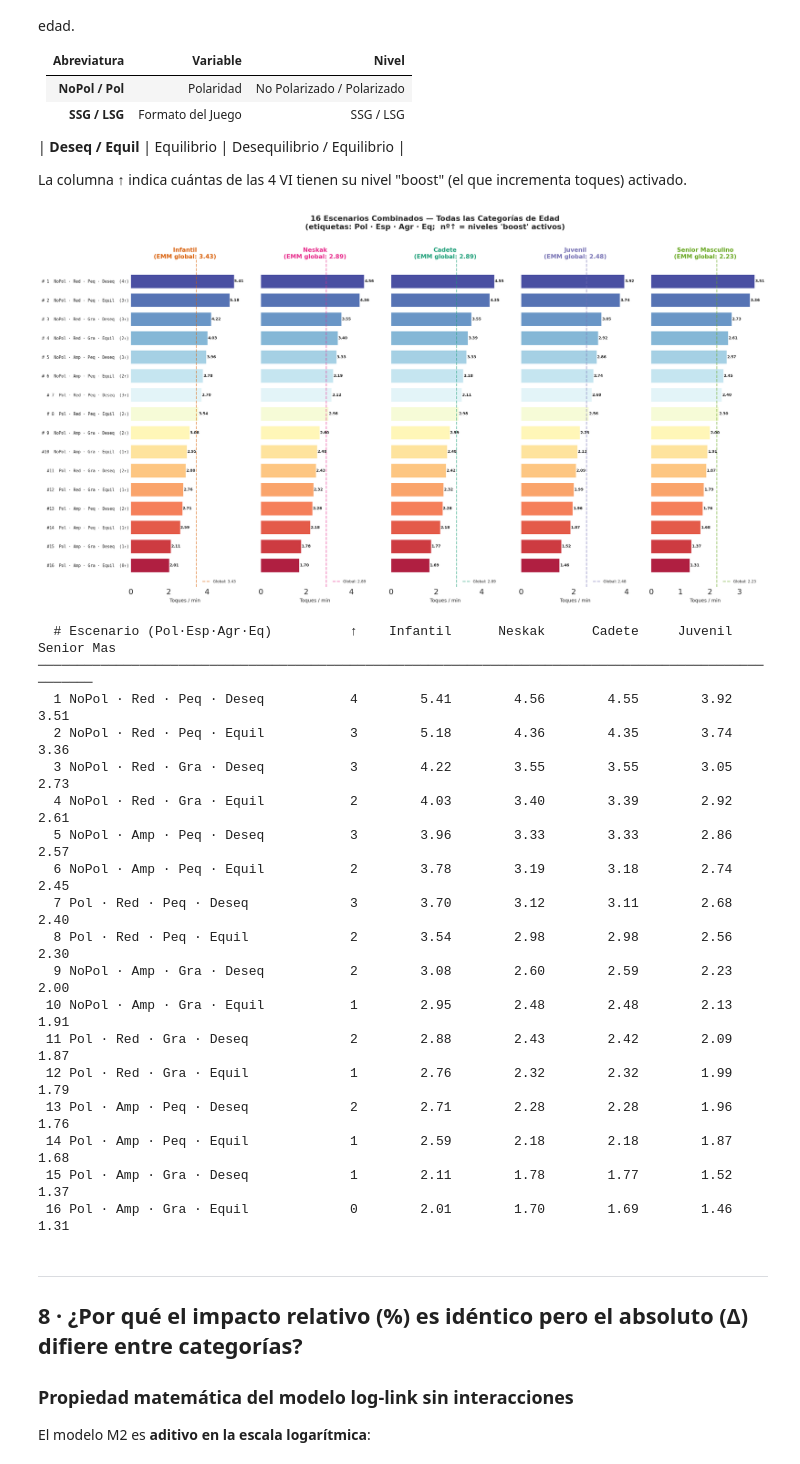
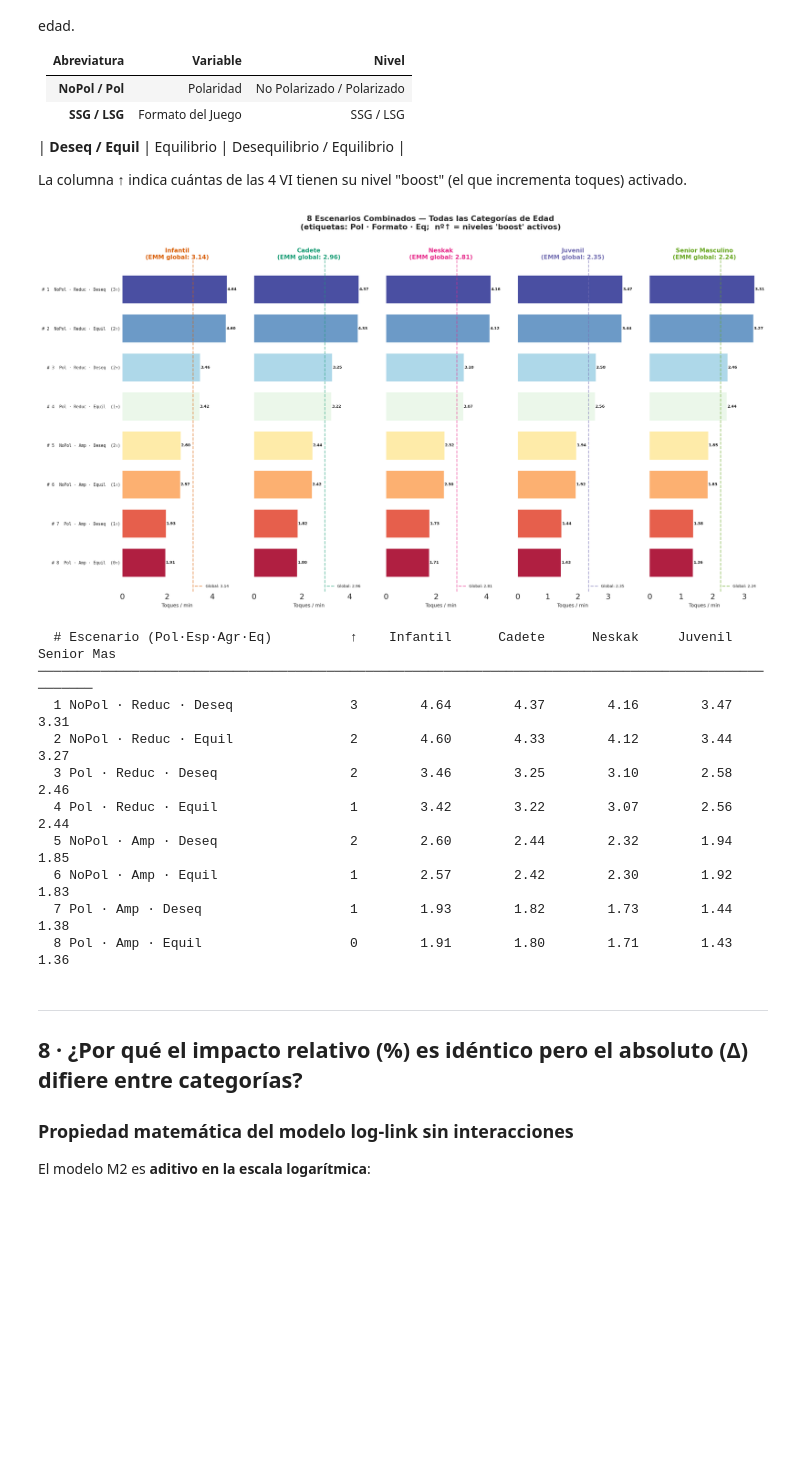
Before and after one commit to Bixen10/TFG-CristianRuiz-ImpactoTecnico, a Jupyter notebook: 04_GLMM/01b_glmm_toques_fichas_categoria.ipynb, the cells around one changed output. Cells and saved outputs as stored; diff of their text form; code cells hidden in the pictures; blank space fills up the shorter version.

```diff
--- a/04_GLMM/01b_glmm_toques_fichas_categoria.ipynb
+++ b/04_GLMM/01b_glmm_toques_fichas_categoria.ipynb
@@ -70,26 +72,28 @@ print(f"   Categorías de edad: {sorted(df['GrupoEdad'].cat.categories.tolist())
    Categorías de edad: ['Cadete', 'Infantil', 'Juvenil', 'Neskak', 'Senior Masculino']
 # %%
 # ══════════════════════════════════════════════════════════════════════════
-#  CELDA 2 — Ajuste de modelos M1 y M2  (≈ 2–5 min según hardware)
+#  CELDA 2 — Carga de resultados res1 y res2 previamente ajustados
 # ══════════════════════════════════════════════════════════════════════════
 
-# ── M1: Efectos principales de las 4 VI de diseño ───────────────────────
-print("⏳ Ajustando M1 (efectos principales)...")
+# ── Cargar res1 y res2 desde 01_glmm_toques.ipynb ────────────────────────
+print("📂 Cargando resultados res1 y res2 previamente ajustados...")
+res1 = az.from_netcdf("../Datos/Modelos/res1_toques.nc")
+print("✅ res1 cargado")
+
+res2 = az.from_netcdf("../Datos/Modelos/res2_toques.nc")
+print("✅ res2 cargado")
+
+# ── Reconstruir modelos m1 y m2 (solo estructura, sin ajustar) ───────────
+print("\n🔧 Reconstruyendo modelos m1 y m2...")
 m1 = bmb.Model(
     "ToquesMin ~ Formato_del_Juego + Polaridad + Equilibrio + (1|PlayerId)",
     df, family="gamma", link="log"
 )
-res1 = m1.fit(draws=2000, tune=1000, chains=4, random_seed=42)
-print("✅ M1 ajustado")
-
-# ── M2: + GrupoEdad ─────────────────────────────────────────────────────
-print("⏳ Ajustando M2 (+ GrupoEdad)...")
 m2 = bmb.Model(
     "ToquesMin ~ Formato_del_Juego + Polaridad + Equilibrio + GrupoEdad + (1|PlayerId)",
     df, family="gamma", link="log"
 )
-res2 = m2.fit(draws=2000, tune=1000, chains=4, cores=1, random_seed=42)
-print("✅ M2 ajustado")
+print("✅ Modelos reconstruidos")
 
 # ── Verificación rápida de convergencia ──────────────────────────────────
 rhat_m1 = az.rhat(res1)
@@ -239,6 +235,7 @@ nivel_reduce = {
 }
 etiquetas_nivel = {
     "NoPolarizado": "No Polarizado", "Polarizado": "Polarizado",
+    "SSG": "SSG (Reducido)",         "LSG": "LSG (Amplio)",
     "reducido": "Reducido",          "amplio": "Amplio",
     "pequeño": "Pequeño (≤4v≤4)",    "grande": "Grande (≥5v≥5)",
     "Desequilibrio": "Desequilibrio","Equilibrio": "Equilibrio",
@@ -563,6 +560,7 @@ La columna **↑** indica cuántas de las 4 VI tienen su nivel "boost"
 abreviaturas = {
     "amplio": "Amp", "reducido": "Red",
     "grande": "Gra", "pequeño": "Peq",
+    "SSG": "Reduc", "LSG": "Amp",
     "NoPolarizado": "NoPol", "Polarizado": "Pol",
     "Desequilibrio": "Deseq", "Equilibrio": "Equil",
 }
@@ -602,6 +600,7 @@ todos_esc = {cat: calcular_todos_escenarios_16(cat) for cat in orden_categorias}
 
 # ── Visualización: un subplot por grupo ──────────────────────────────────
 n_cats = len(orden_categorias)
+n_escenarios = len(todos_esc[orden_categorias[0]])
 fig, axes_arr = plt.subplots(1, n_cats, figsize=(4.2 * n_cats, 11),
                               sharey=True, facecolor="white")
 if n_cats == 1:
@@ -642,55 +641,47 @@ for idx, cat in enumerate(orden_categorias):
         ax.set_yticklabels(
             [f"#{e['rank']:>2d}  {e['label']}  ({e['n_boost']}↑)"
              for e in esc_list],
             fontsize=7.5, family="monospace",
         )
 
 # Reservar un bloque superior grande (rect.top) para evitar solapes sí o sí
 fig.tight_layout(rect=[0, 0, 0, 0.84], pad=1.0, w_pad=0.6)
 
 # Título general: va dentro del bloque superior reservado
 fig.suptitle(
-    "16 Escenarios Combinados — Todas las Categorías de Edad\n"
-    "(etiquetas: Pol · Esp · Agr · Eq;  nº↑ = niveles 'boost' activos)",
+    f"{n_escenarios} Escenarios Combinados — Todas las Categorías de Edad\n"
+    "(etiquetas: Pol · Formato · Eq;  nº↑ = niveles 'boost' activos)",
     fontsize=14, fontweight="bold", y=0.985,
  )
 
 plt.show()
 
 # ── Tabla resumen ────────────────────────────────────────────────────────
 ref_cat = orden_categorias[0]
 print(f"\n{'#':>3} {'Escenario (Pol·Esp·Agr·Eq)':<34} {'↑':>2}", end="")
 for cat in orden_categorias:
     print(f"  {cat[:10]:>10}", end="")
 print()
 print("─" * (3 + 34 + 3 + 12 * n_cats))
 
-for rank_i in range(16):
+for rank_i in range(n_escenarios):
     e_ref = todos_esc[ref_cat][rank_i]
     print(f"{rank_i+1:>3} {e_ref['label']:<34} {e_ref['n_boost']:>2}", end="")
     for cat in orden_categorias:
         print(f"  {todos_esc[cat][rank_i]['emm']:>10.2f}", end="")
     print()
 # %% [output]
-[figure, old version]
+[figure, new version]
-  # Escenario (Pol·Esp·Agr·Eq)          ↑    Infantil      Neskak      Cadete     Juvenil  Senior Mas
+  # Escenario (Pol·Esp·Agr·Eq)          ↑    Infantil      Cadete      Neskak     Juvenil  Senior Mas
 ────────────────────────────────────────────────────────────────────────────────────────────────────
-  1 NoPol · Red · Peq · Deseq           4        5.41        4.56        4.55        3.92        3.51
-  2 NoPol · Red · Peq · Equil           3        5.18        4.36        4.35        3.74        3.36
-  3 NoPol · Red · Gra · Deseq           3        4.22        3.55        3.55        3.05        2.73
-  4 NoPol · Red · Gra · Equil           2        4.03        3.40        3.39        2.92        2.61
-  5 NoPol · Amp · Peq · Deseq           3        3.96        3.33        3.33        2.86        2.57
-  6 NoPol · Amp · Peq · Equil           2        3.78        3.19        3.18        2.74        2.45
-  7 Pol · Red · Peq · Deseq             3        3.70        3.12        3.11        2.68        2.40
-  8 Pol · Red · Peq · Equil             2        3.54        2.98        2.98        2.56        2.30
-  9 NoPol · Amp · Gra · Deseq           2        3.08        2.60        2.59        2.23        2.00
- 10 NoPol · Amp · Gra · Equil           1        2.95        2.48        2.48        2.13        1.91
- 11 Pol · Red · Gra · Deseq             2        2.88        2.43        2.42        2.09        1.87
- 12 Pol · Red · Gra · Equil             1        2.76        2.32        2.32        1.99        1.79
- 13 Pol · Amp · Peq · Deseq             2        2.71        2.28        2.28        1.96        1.76
- 14 Pol · Amp · Peq · Equil             1        2.59        2.18        2.18        1.87        1.68
- 15 Pol · Amp · Gra · Deseq             1        2.11        1.78        1.77        1.52        1.37
- 16 Pol · Amp · Gra · Equil             0        2.01        1.70        1.69        1.46        1.31
+  1 NoPol · Reduc · Deseq               3        4.64        4.37        4.16        3.47        3.31
+  2 NoPol · Reduc · Equil               2        4.60        4.33        4.12        3.44        3.27
+  3 Pol · Reduc · Deseq                 2        3.46        3.25        3.10        2.58        2.46
+  4 Pol · Reduc · Equil                 1        3.42        3.22        3.07        2.56        2.44
+  5 NoPol · Amp · Deseq                 2        2.60        2.44        2.32        1.94        1.85
+  6 NoPol · Amp · Equil                 1        2.57        2.42        2.30        1.92        1.83
+  7 Pol · Amp · Deseq                   1        1.93        1.82        1.73        1.44        1.38
+  8 Pol · Amp · Equil                   0        1.91        1.80        1.71        1.43        1.36
 # %% [markdown]
 ---
 ## 8 · ¿Por qué el impacto relativo (%) es idéntico pero el absoluto (Δ) difiere entre categorías?
```
Also changed, not shown: parts of 16 cells of this notebook.
